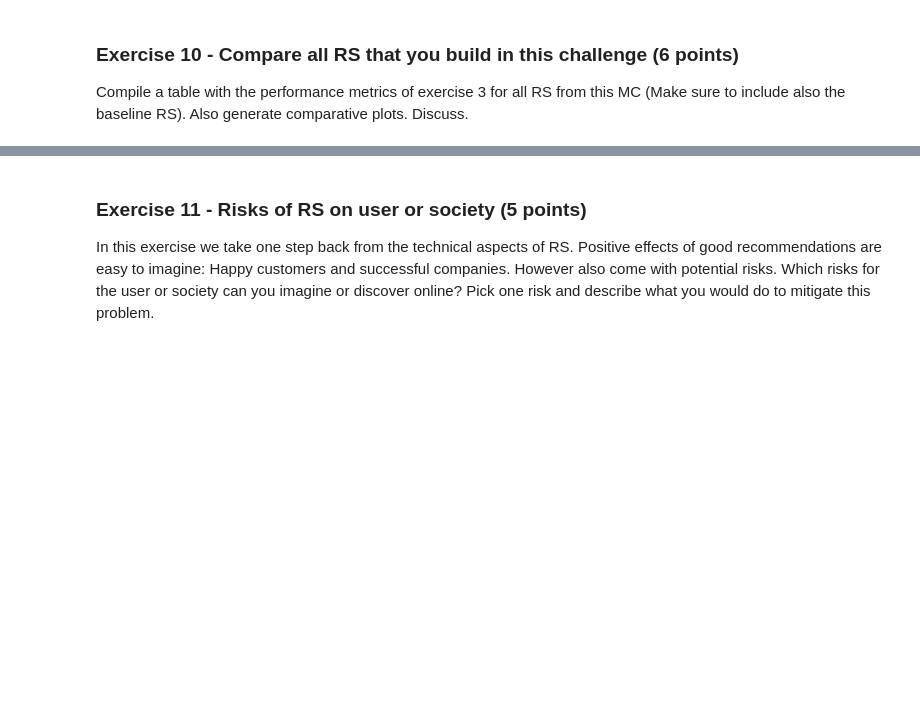
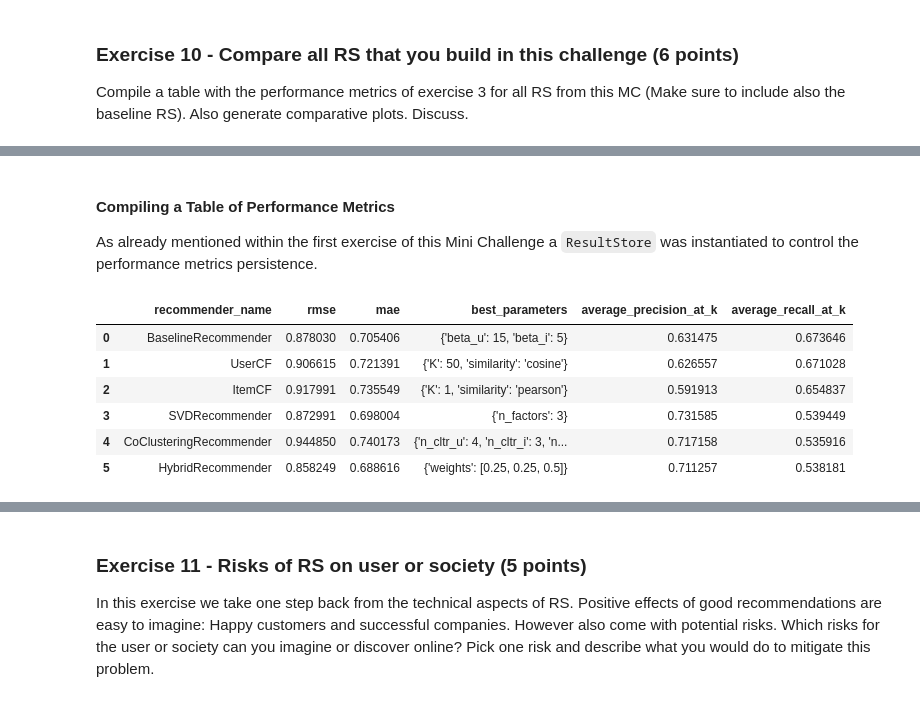
Before and after one commit to okaynils/fhnw-ds-rsy, a Jupyter notebook: MiniChallenge/RSY_ MiniChallenge_FS24.ipynb, the cells around one changed output, grey strips where cells are left out. Saved outputs shown, nothing was run; the diff lists cells and outputs as text; code cells hidden in the pictures; blank space fills up the shorter version.

```diff
--- a/MiniChallenge/RSY_ MiniChallenge_FS24.ipynb
+++ b/MiniChallenge/RSY_ MiniChallenge_FS24.ipynb
@@ -2325,0 +2385,16 @@ result_store.get_results()
+# %% [markdown]
+#### Compiling a Table of Performance Metrics
+As already mentioned within the first exercise of this Mini Challenge a `ResultStore` was instantiated to control the performance metrics persistence.
+# %%
+result_store.load_results('estimator_results.csv')
+df_results = result_store.get_results()
+
+df_results
+# %% [output]
+|  | recommender_name | rmse | mae | best_parameters | average_precision_at_k | average_recall_at_k |
+| 0 | BaselineRecommender | 0.878030 | 0.705406 | {'beta_u': 15, 'beta_i': 5} | 0.631475 | 0.673646 |
+| 1 | UserCF | 0.906615 | 0.721391 | {'K': 50, 'similarity': 'cosine'} | 0.626557 | 0.671028 |
+| 2 | ItemCF | 0.917991 | 0.735549 | {'K': 1, 'similarity': 'pearson'} | 0.591913 | 0.654837 |
+| 3 | SVDRecommender | 0.872991 | 0.698004 | {'n_factors': 3} | 0.731585 | 0.539449 |
+| 4 | CoClusteringRecommender | 0.944850 | 0.740173 | {'n_cltr_u': 4, 'n_cltr_i': 3, 'n... | 0.717158 | 0.535916 |
+| 5 | HybridRecommender | 0.858249 | 0.688616 | {'weights': [0.25, 0.25, 0.5]} | 0.711257 | 0.538181 |
```
Also changed, not shown: parts of 33 cells of this notebook, 1 other file.
